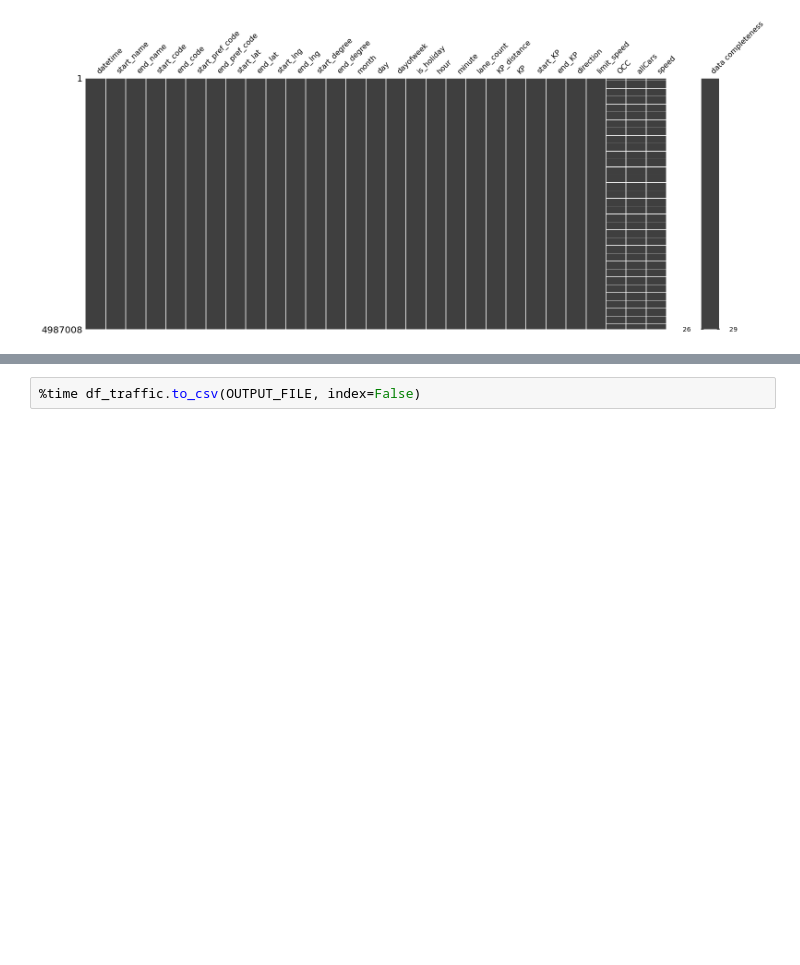
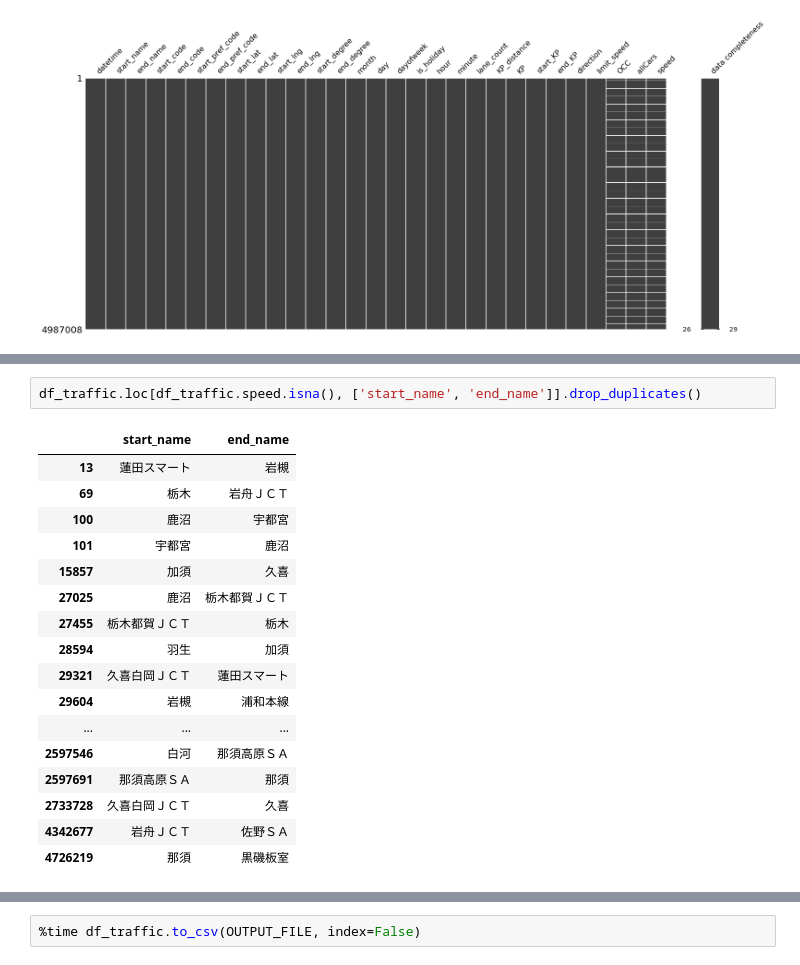
Before and after one commit to Koshizuka-lab/nexco_data_preprocessing, a Jupyter notebook: preprocessing/traffic/preprocess.ipynb, the cells around one changed output, grey strips where cells are left out. Saved outputs shown, nothing was run; the diff lists cells and outputs as text; blank space fills up the shorter version.

```diff
--- a/preprocessing/traffic/preprocess.ipynb
+++ b/preprocessing/traffic/preprocess.ipynb
@@ -431,0 +448,20 @@ plt.show()
+# %%
+df_traffic.loc[df_traffic.speed.isna(), ['start_name', 'end_name']].drop_duplicates()
+# %% [output]
+|  | start_name | end_name |
+| 13 | 蓮田スマート | 岩槻 |
+| 69 | 栃木 | 岩舟ＪＣＴ |
+| 100 | 鹿沼 | 宇都宮 |
+| 101 | 宇都宮 | 鹿沼 |
+| 15857 | 加須 | 久喜 |
+| 27025 | 鹿沼 | 栃木都賀ＪＣＴ |
+| 27455 | 栃木都賀ＪＣＴ | 栃木 |
+| 28594 | 羽生 | 加須 |
+| 29321 | 久喜白岡ＪＣＴ | 蓮田スマート |
+| 29604 | 岩槻 | 浦和本線 |
+| ... | ... | ... |
+| 2597546 | 白河 | 那須高原ＳＡ |
+| 2597691 | 那須高原ＳＡ | 那須 |
+| 2733728 | 久喜白岡ＪＣＴ | 久喜 |
+| 4342677 | 岩舟ＪＣＴ | 佐野ＳＡ |
+| 4726219 | 那須 | 黒磯板室 |
```
Also changed, not shown: parts of 3 cells of this notebook, 1 other file.
